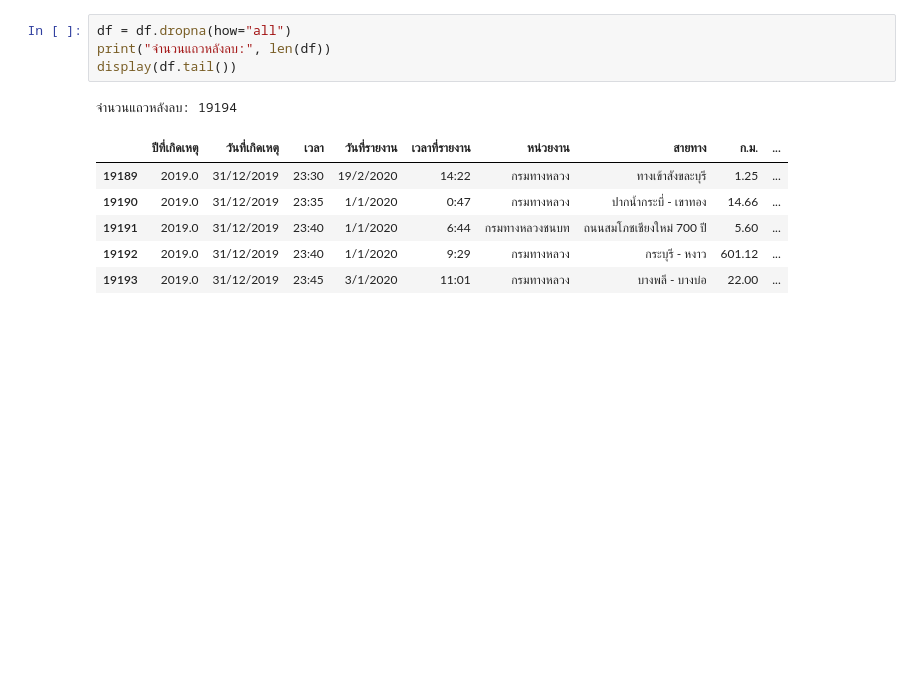
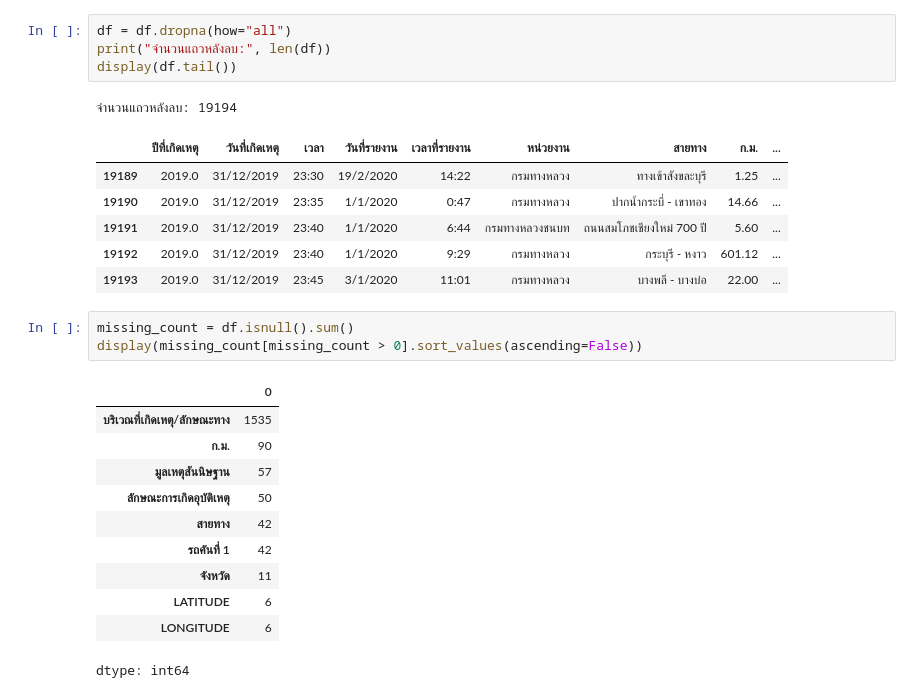
Before and after one commit to VannisaLaowongkot/Road-Accident-Risk-Prediction-Project, a Jupyter notebook: 2019.ipynb, the cells around one changed output. Cells and saved outputs as stored; diff of their text form; blank space fills up the shorter version.

```diff
--- a/2019.ipynb
+++ b/2019.ipynb
@@ -112,3 +112,18 @@ display(df.tail())
 | 19191 | 2019.0 | 31/12/2019 | 23:40 | 1/1/2020 | 6:44 | กรมทางหลวงชนบท | ถนนสมโภชเชียงใหม่ 700 ปี | 5.60 | ... |
 | 19192 | 2019.0 | 31/12/2019 | 23:40 | 1/1/2020 | 9:29 | กรมทางหลวง | กระบุรี - หงาว | 601.12 | ... |
 | 19193 | 2019.0 | 31/12/2019 | 23:45 | 3/1/2020 | 11:01 | กรมทางหลวง | บางพลี - บางบ่อ | 22.00 | ... |
+# %%
+missing_count = df.isnull().sum()
+display(missing_count[missing_count > 0].sort_values(ascending=False))
+# %% [output]
+|  | 0 |
+| บริเวณที่เกิดเหตุ/ลักษณะทาง | 1535 |
+| ก.ม. | 90 |
+| มูลเหตุสันนิษฐาน | 57 |
+| ลักษณะการเกิดอุบัติเหตุ | 50 |
+| สายทาง | 42 |
+| รถคันที่ 1 | 42 |
+| จังหวัด | 11 |
+| LATITUDE | 6 |
+| LONGITUDE | 6 |
+dtype: int64
```
Also changed, not shown: parts of 7 cells of this notebook.
